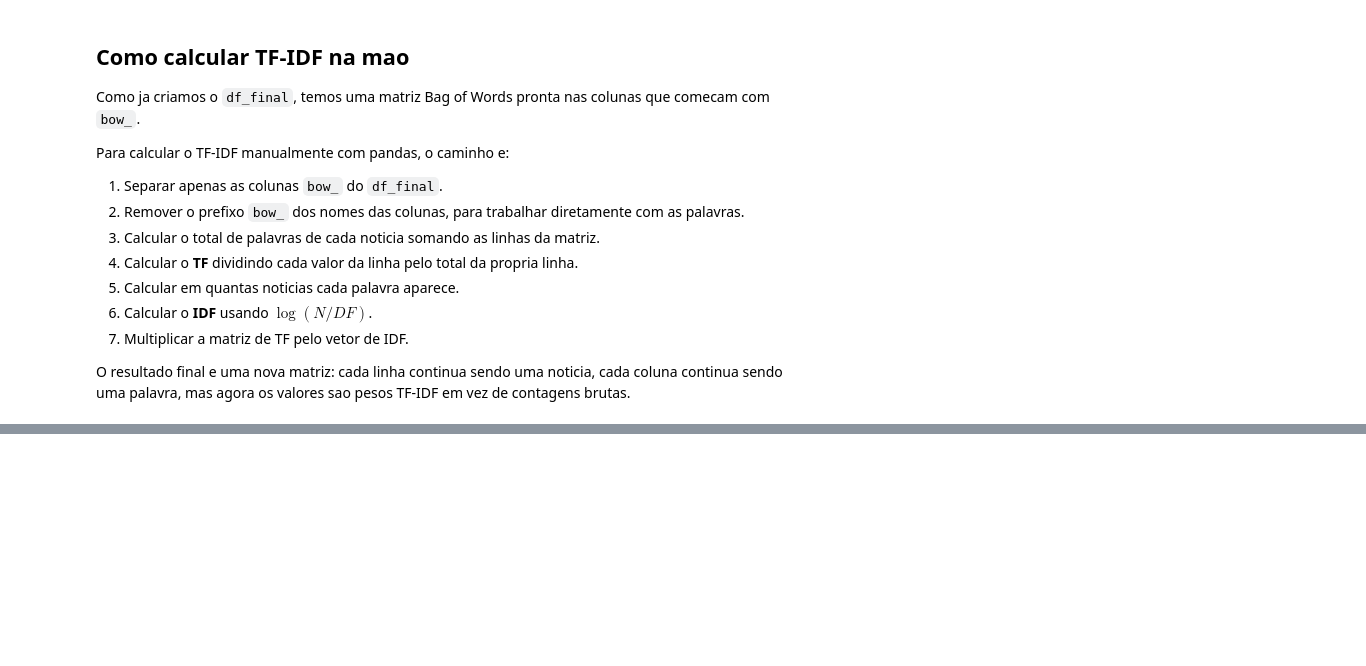
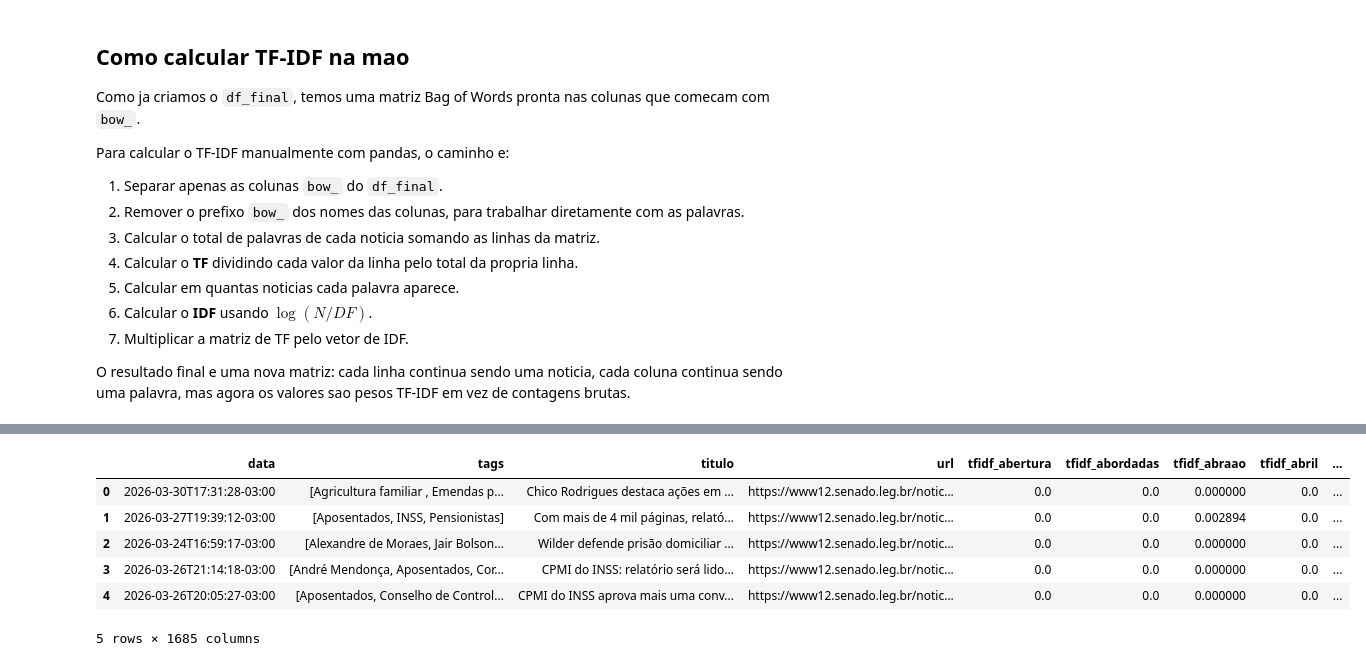
Before and after one commit to thiagorr162/ciencia_dados, a Jupyter notebook: notebooks/pln/introducao_pln.ipynb, the cells around one changed output, grey strips where cells are left out. Cells and saved outputs as stored; diff of their text form; code cells hidden in the pictures; blank space fills up the shorter version.

```diff
--- a/notebooks/pln/introducao_pln.ipynb
+++ b/notebooks/pln/introducao_pln.ipynb
@@ -386,0 +508,14 @@ O resultado final e uma nova matriz: cada linha continua sendo uma noticia, cada
+# %%
+tfidf_com_prefixo = matriz_tfidf.add_prefix("tfidf_").reset_index(drop=True)
+
+df_final_tfidf = pd.concat([metadados, tfidf_com_prefixo], axis=1)
+
+df_final_tfidf.head()
+# %% [output]
+|  | data | tags | titulo | url | tfidf_abertura | tfidf_abordadas | tfidf_abraao | tfidf_abril | ... |
+| 0 | 2026-03-30T17:31:28-03:00 | [Agricultura familiar , Emendas p... | Chico Rodrigues destaca ações em ... | https://www12.senado.leg.br/notic... | 0.0 | 0.0 | 0.000000 | 0.0 | ... |
+| 1 | 2026-03-27T19:39:12-03:00 | [Aposentados, INSS, Pensionistas] | Com mais de 4 mil páginas, relató... | https://www12.senado.leg.br/notic... | 0.0 | 0.0 | 0.002894 | 0.0 | ... |
+| 2 | 2026-03-24T16:59:17-03:00 | [Alexandre de Moraes, Jair Bolson... | Wilder defende prisão domiciliar ... | https://www12.senado.leg.br/notic... | 0.0 | 0.0 | 0.000000 | 0.0 | ... |
+| 3 | 2026-03-26T21:14:18-03:00 | [André Mendonça, Aposentados, Cor... | CPMI do INSS: relatório será lido... | https://www12.senado.leg.br/notic... | 0.0 | 0.0 | 0.000000 | 0.0 | ... |
+| 4 | 2026-03-26T20:05:27-03:00 | [Aposentados, Conselho de Control... | CPMI do INSS aprova mais uma conv... | https://www12.senado.leg.br/notic... | 0.0 | 0.0 | 0.000000 | 0.0 | ... |
+5 rows × 1685 columns
```
Also changed, not shown: parts of 10 cells of this notebook.
